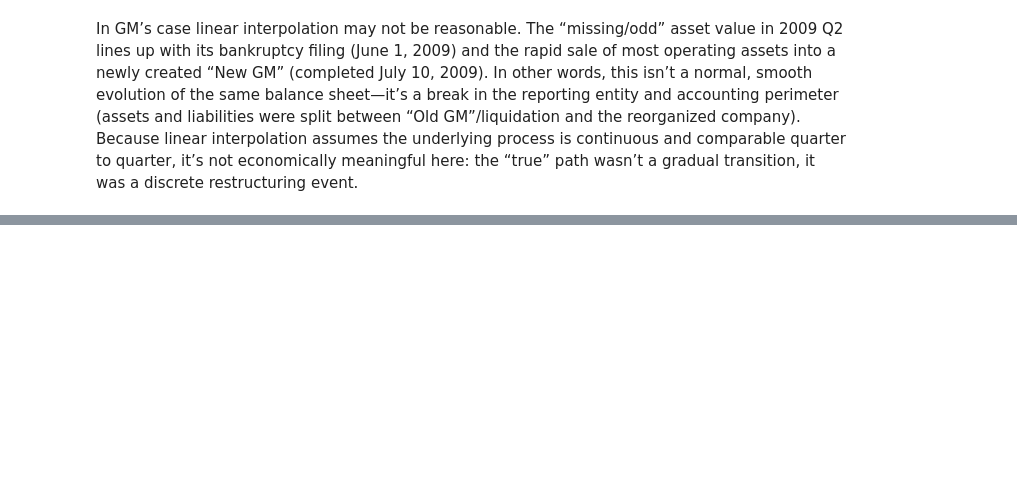
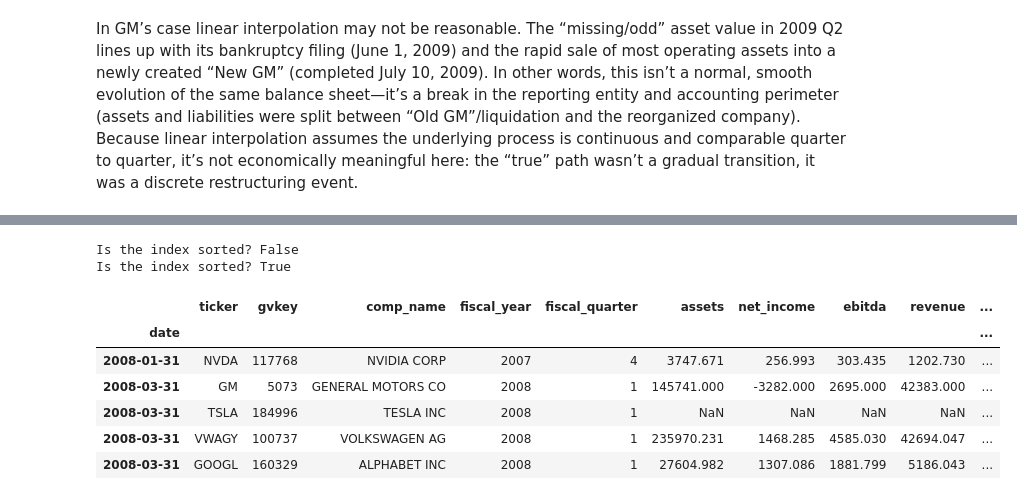
Before and after one commit to williamwuillemin/Intro-to-Progamming-Exo-6, a Jupyter notebook: Exercises_06.ipynb, the cells around one changed output, grey strips where cells are left out. Drawn from its saved outputs; the diff is of its cells as text; code cells hidden in the pictures; blank space fills up the shorter version.

```diff
--- a/Exercises_06.ipynb
+++ b/Exercises_06.ipynb
@@ -353,0 +370,7 @@ print(f"New Data Type: {df['date'].dtype}")
+# %%
+df = df.set_index("date")
+print(f"Index Type: {type(df.index)}")
+df.sort_index
+
+# Display the first 10 rows of the dataframe sorted by its index
+# df.sort_index().head(10)
@@ -353,0 +396,22 @@ print(f"New Data Type: {df['date'].dtype}")
+# %%
+# First sort the index
+# Note: DatetimeIndex allows us to slice by year strings directly
+print(f"Is the index sorted? {df.index.is_monotonic_increasing}")
+df = df.sort_index()
+print(f"Is the index sorted? {df.index.is_monotonic_increasing}")
+
+# Slice the Great Financial Crisis window
+# Note: DatetimeIndex allows us to slice by year strings directly
+df_gfc = df.loc["2008":"2010"]
+
+df_gfc.head()
+# %% [output]
+Is the index sorted? False
+Is the index sorted? True
+|  | ticker | gvkey | comp_name | fiscal_year | fiscal_quarter | assets | net_income | ebitda | revenue | ... |
+| date |  |  |  |  |  |  |  |  |  | ... |
+| 2008-01-31 | NVDA | 117768 | NVIDIA CORP | 2007 | 4 | 3747.671 | 256.993 | 303.435 | 1202.730 | ... |
+| 2008-03-31 | GM | 5073 | GENERAL MOTORS CO | 2008 | 1 | 145741.000 | -3282.000 | 2695.000 | 42383.000 | ... |
+| 2008-03-31 | TSLA | 184996 | TESLA INC | 2008 | 1 | NaN | NaN | NaN | NaN | ... |
+| 2008-03-31 | VWAGY | 100737 | VOLKSWAGEN AG | 2008 | 1 | 235970.231 | 1468.285 | 4585.030 | 42694.047 | ... |
+| 2008-03-31 | GOOGL | 160329 | ALPHABET INC | 2008 | 1 | 27604.982 | 1307.086 | 1881.799 | 5186.043 | ... |
```
Also changed, not shown: parts of 8 cells of this notebook.
